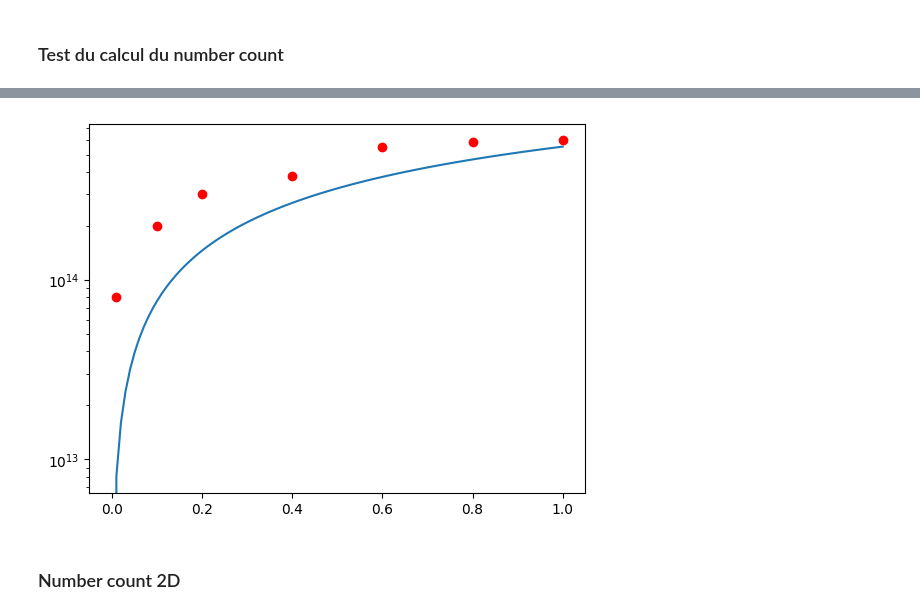
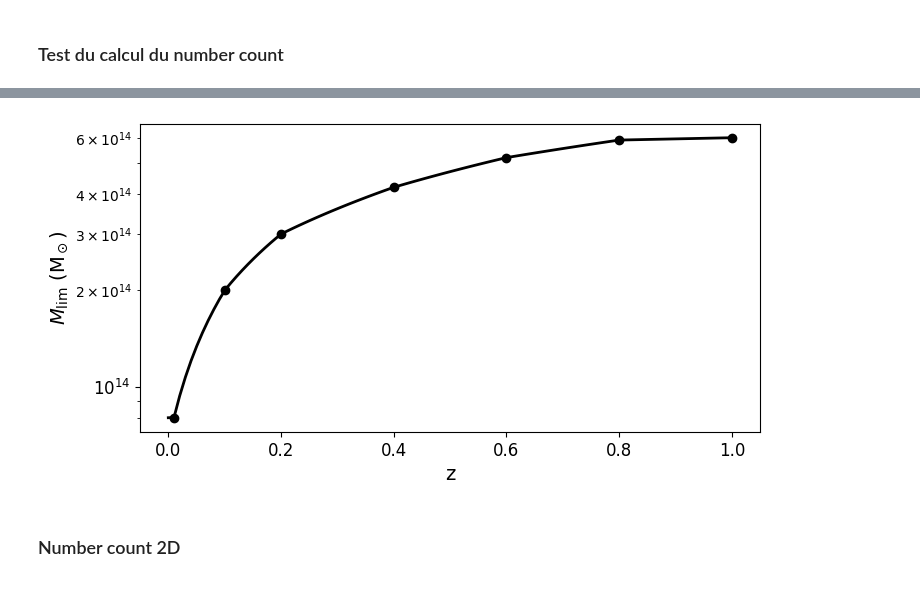
Before and after one commit to Thomas054/My_hmf, a Jupyter notebook: 2 Test_NumberCount.ipynb, the cells around one changed output, grey strips where cells are left out. Cells and saved outputs as stored; diff of their text form; code cells hidden in the pictures.

```diff
--- a/2 Test_NumberCount.ipynb
+++ b/2 Test_NumberCount.ipynb
@@ -65,20 +93,26 @@ plt.show()
 # %%
 ## Cutting function
 
 z_data = [0.01, 0.1, 0.2, 0.4, 0.6, 0.8, 1]
-Minf_data = np.array([0.8, 2, 3, 3.8, 5.5, 5.9, 6])*1e14
+Minf_data = np.array([0.8, 2, 3, 4.2, 5.2, 5.9, 6])*1e14
 z = np.linspace(0,1,100)
 
+# def f(z):
+#     return 8*np.log(z+1) * 1e14
 def f(z):
-    return 8*np.log(z+1) * 1e14
+    return np.interp(z, z_data, Minf_data)
 
-plt.figure()
-plt.plot(z, f(z))
-plt.plot(z_data, Minf_data, 'ro')
+plt.figure(figsize=(8,4))
+plt.plot(z, f(z), color='black', linewidth=2)
+plt.plot(z_data, Minf_data, 'o', color = 'black')
 plt.yscale("log")
+plt.xlabel("z", size = 14)
+plt.ylabel(r"$M_{\text{lim}}$ (M$_\odot$)", size = 14)
+plt.xticks(fontsize=12)
+plt.yticks(fontsize=12)
 plt.show()
 # %% [output]
-[figure, old version]
+[figure, new version]
 # %% [markdown]
 ### Number count 2D
 # %%
```
Also changed, not shown: parts of 6 cells of this notebook, 1 other file.
